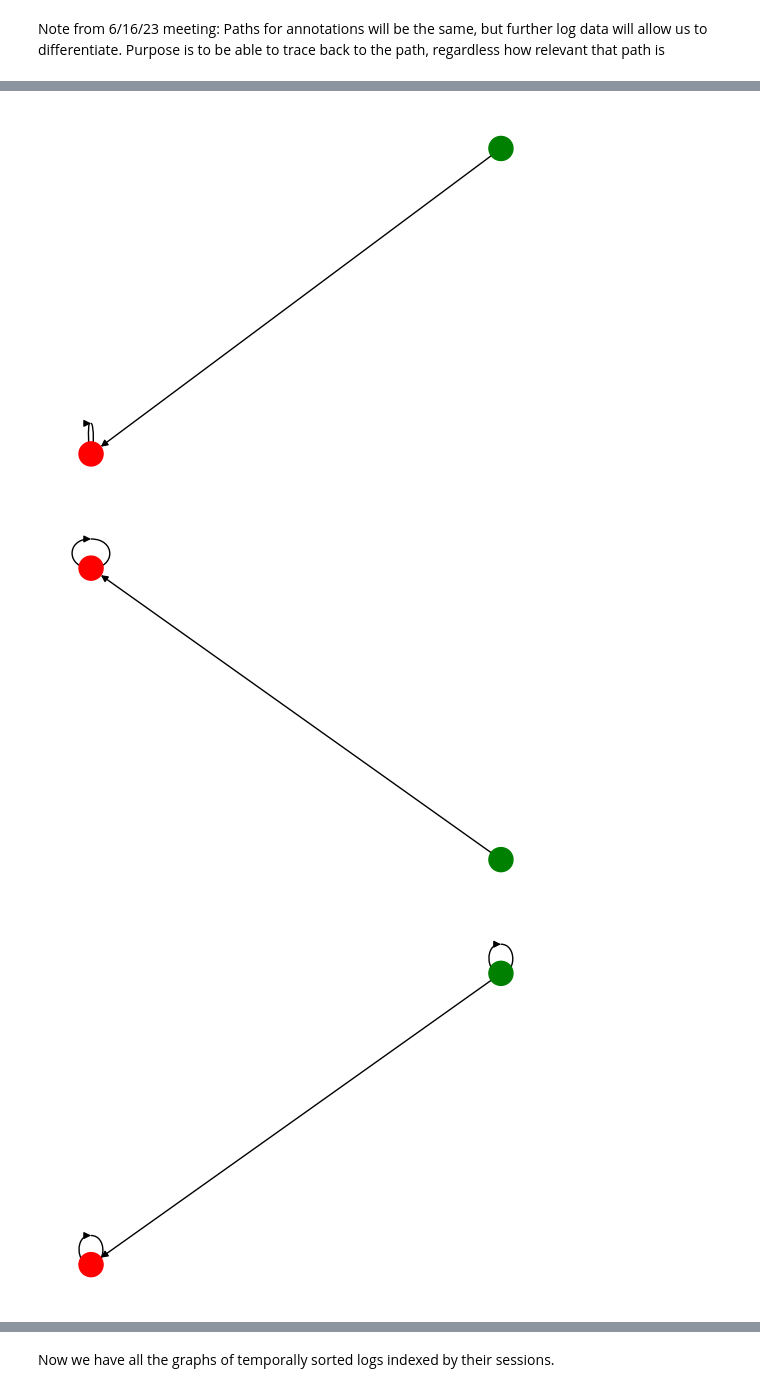
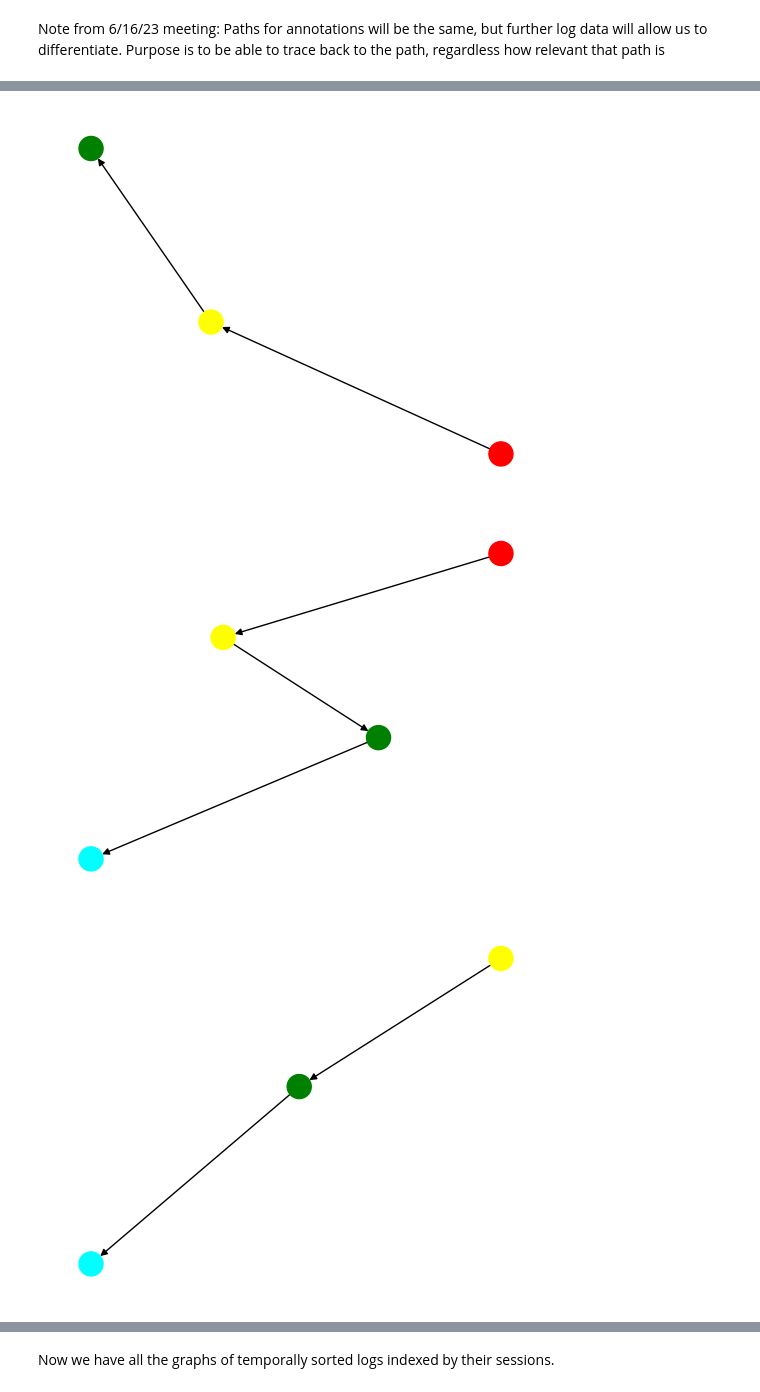
Before and after one commit to UMD-ARLIS/incubator-flagon-distill, a Jupyter notebook: prototypes/Prototype 3.ipynb, the cells around one changed output, grey strips where cells are left out. Drawn from its saved outputs; the diff is of its cells as text; code cells hidden in the pictures.

Commit message:
protoype_3.2 - completed graph creation code

```diff
--- a/prototypes/Prototype 3.ipynb
+++ b/prototypes/Prototype 3.ipynb
@@ -67,13 +67,21 @@ def filter_func_clicks(log):
 def filter_func_clicks_visits(log):
     return log['logType'] == 'raw' and log['type'] in ['click', 'visit']
 # %%
+# def get_partition(log, partition_elements):
+#     # A list of the identical matches between what's in the path and color_dict keys
+#     partition = list(set(log['path']) & set(partition_elements))
+#     if len(partition) == 1:
+#         return partition[0]
+#     if len(partition) == 0:
+#         return "Other"
+#     print("uh oh")
+#     return "uh oh"
+
 def get_partition(log, partition_elements):
-    # A list of the identical matches between what's in the path and color_dict keys
-#     print('path set: ', set(log['path']))
-    partition = list(set(log['path']) & set(partition_elements))
-    if len(partition) == 1:
-        return partition[0]
-    if len(partition) == 0:
+    name = log['details']['name']
+    if name in set(partition_elements):
+        return name
+    else:
         return "Other"
     print("uh oh")
     return "uh oh"
@@ -93,17 +156,17 @@ def get_color_graph(log_dict, color_dict, partition_func):
     partition_dict = {}
     label_dict = {}
     for log in log_dict.values():
-        # Append this log's path as a string, to targets
-        targets.append(''.join(log['path'])) #This is the path as a string
-        # {this path : partition type ('Other' or 'div-leaflet-pane')}
+        # Append this log's name to targets
+        targets.append(''.join(log['details']['name']))
+        # {this path : partition type ('MD Science Center', 'National Aquarium', etc.)}
         partition_dict[targets[-1]] = partition_func(log, color_dict.keys())
-        # {this path : log's label}
-        label_dict[targets[-1]] = log['target']
+        # {this path : log's "label"}
+        label_dict[targets[-1]] = log['details']['name']
 
     # Make a pairwise list of the logs' paths as edges
     edges = list(nx.utils.pairwise(targets))
 
-    # x and y are the nodes connected by the edge, and v is the capacity of the edge
+    # x and y are the nodes connected by the edge, and v is the capacity/direction of the edge
     graph = nx.DiGraph((x, y, {'capacity': v}) for (x, y), v in collections.Counter(edges).items())
     # Sets partition and label attributes for each node in the graph
     nx.set_node_attributes(graph, partition_dict, "partition")
@@ -123,7 +186,7 @@ def setup(file, date_type):
     curr_id = next(iter(raw_data))['sessionID']
     # For each log of type 'visit' or 'click', attach it to the log's uuid in the curr_sess dictionary
     for log in raw_data:
-        if 'type' in log and 'path' in log and (log['type'] == 'visit' or log['type'] == 'click'):
+        if 'type' in log and (log['type'] == 'visit') and ('name' in log['details']):
             # If the sessionID is different from before, attach the sorted curr_sess dictionary to the curr_id in data
             # and reset it
             if log['sessionID'] != curr_id:
@@ -143,7 +206,12 @@ def setup(file, date_type):
 files = ["logs_nome_vlad.json"]
 
 # Color coding the different elements for the Sankey and Directed graphs
-color_dict = {'Other':'green', 'div.leaflet-pane leaflet-map-pane':'red'}
+# color_dict = {'Other':'green', 'div.leaflet-pane leaflet-map-pane':'red'}
+color_dict = {'Maryland Science Center and Planetarium':'red',
+              'USS Constellation':'orange', 'World Trade Center':'yellow',
+              'National Aquarium':'green', 'USCGC Taney':'cyan',
+              'Pratt Street Pavilion':'blue', 'Light Street Pavilion':'purple',
+              'Chesapeake':'pink', 'Other':'black'}
 
 # creating a list to store the generated directed graphs
 graphs = {}
@@ -169,3 +237,3 @@ for file in files:
-[figure, old version]
+[figure, new version]
-[figure, old version]
+[figure, new version]
-[figure, old version]
+[figure, new version]
```
Also changed, not shown: parts of 4 cells of this notebook.
